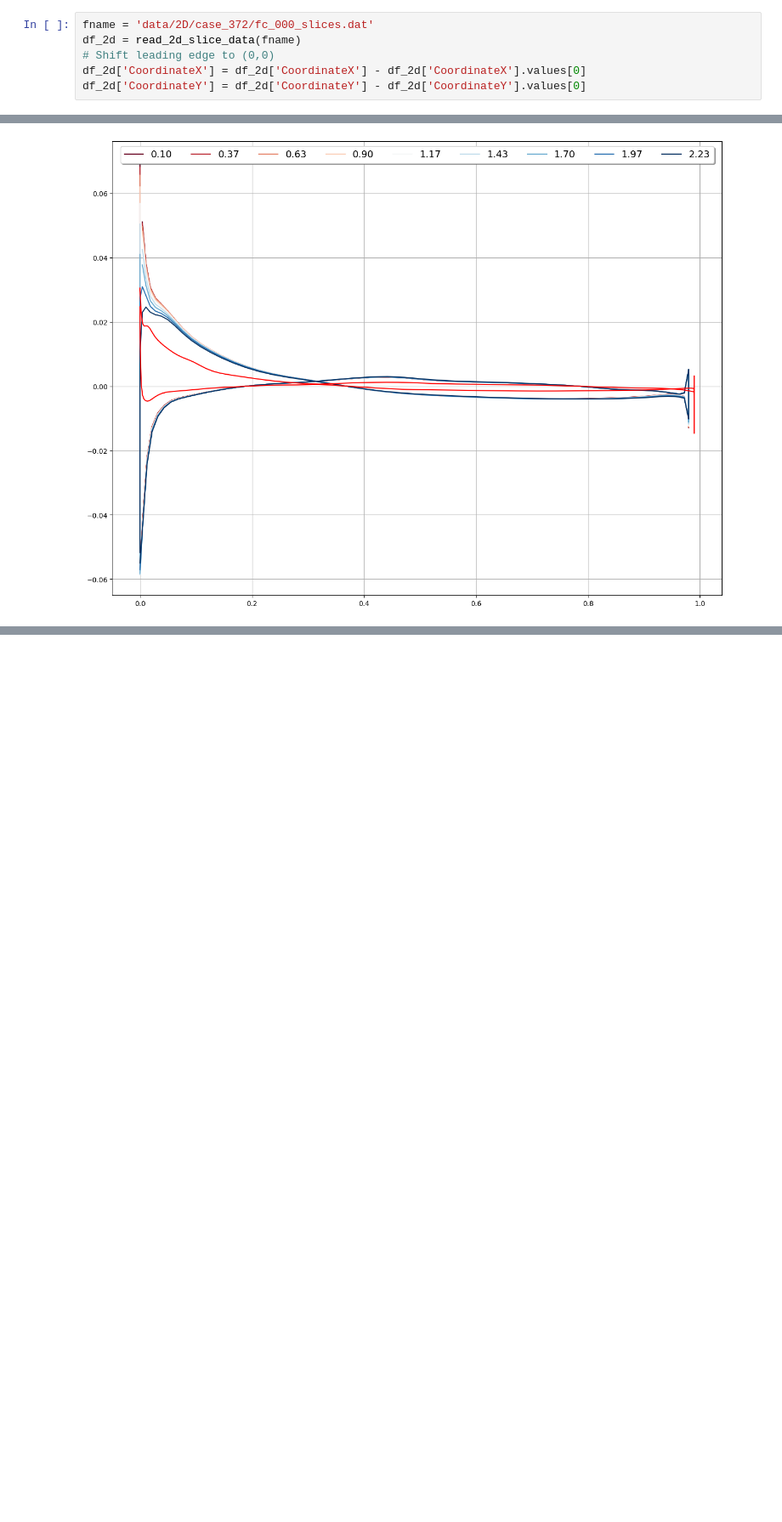
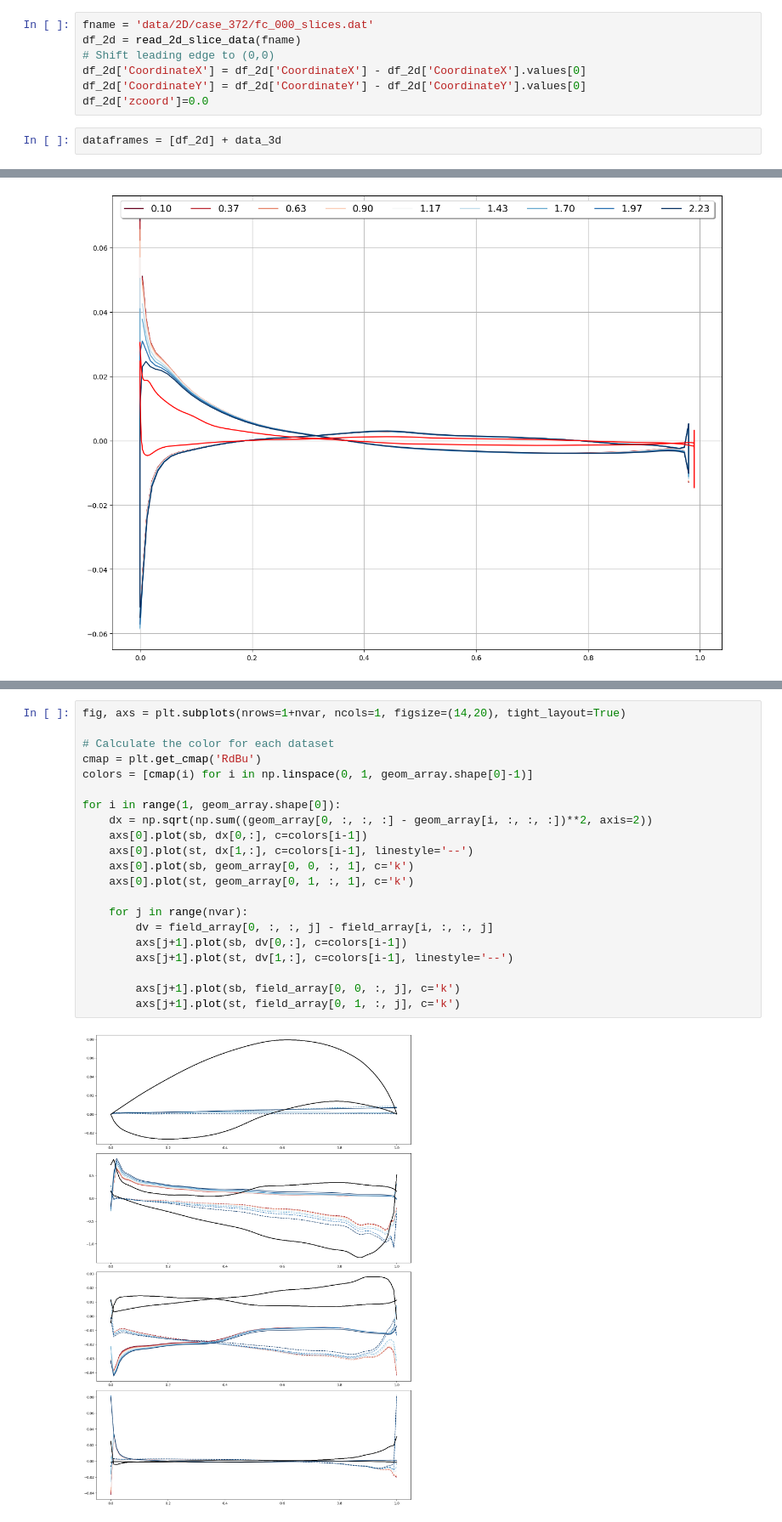
Before and after one commit to fgvangessel-umd/2D_3D_Aero_Comparison, a Jupyter notebook: 2D_3D_Aero_Data_Preparation.ipynb, the cells around one changed output, grey strips where cells are left out. Shown at 85% size. Cells and saved outputs as stored; diff of their text form; blank space fills up the shorter version.

```diff
--- a/2D_3D_Aero_Data_Preparation.ipynb
+++ b/2D_3D_Aero_Data_Preparation.ipynb
@@ -18,3 +18,6 @@ df_2d = read_2d_slice_data(fname)
 # Shift leading edge to (0,0)
 df_2d['CoordinateX'] = df_2d['CoordinateX'] - df_2d['CoordinateX'].values[0]
 df_2d['CoordinateY'] = df_2d['CoordinateY'] - df_2d['CoordinateY'].values[0]
+df_2d['zcoord']=0.0
+# %%
+dataframes = [df_2d] + data_3d
@@ -499,0 +208,23 @@ zmax = max(zcoords)
+# %%
+fig, axs = plt.subplots(nrows=1+nvar, ncols=1, figsize=(14,20), tight_layout=True)
+
+# Calculate the color for each dataset
+cmap = plt.get_cmap('RdBu')
+colors = [cmap(i) for i in np.linspace(0, 1, geom_array.shape[0]-1)]
+
+for i in range(1, geom_array.shape[0]):
+    dx = np.sqrt(np.sum((geom_array[0, :, :, :] - geom_array[i, :, :, :])**2, axis=2))
+    axs[0].plot(sb, dx[0,:], c=colors[i-1])
+    axs[0].plot(st, dx[1,:], c=colors[i-1], linestyle='--')
+    axs[0].plot(sb, geom_array[0, 0, :, 1], c='k')
+    axs[0].plot(st, geom_array[0, 1, :, 1], c='k')
+
+    for j in range(nvar):
+        dv = field_array[0, :, :, j] - field_array[i, :, :, j]
+        axs[j+1].plot(sb, dv[0,:], c=colors[i-1])
+        axs[j+1].plot(st, dv[1,:], c=colors[i-1], linestyle='--')
+
+        axs[j+1].plot(sb, field_array[0, 0, :, j], c='k')
+        axs[j+1].plot(st, field_array[0, 1, :, j], c='k')
+# %% [output]
+[figure, added]
```
Also changed, not shown: parts of 26 cells of this notebook, 3 other files.
